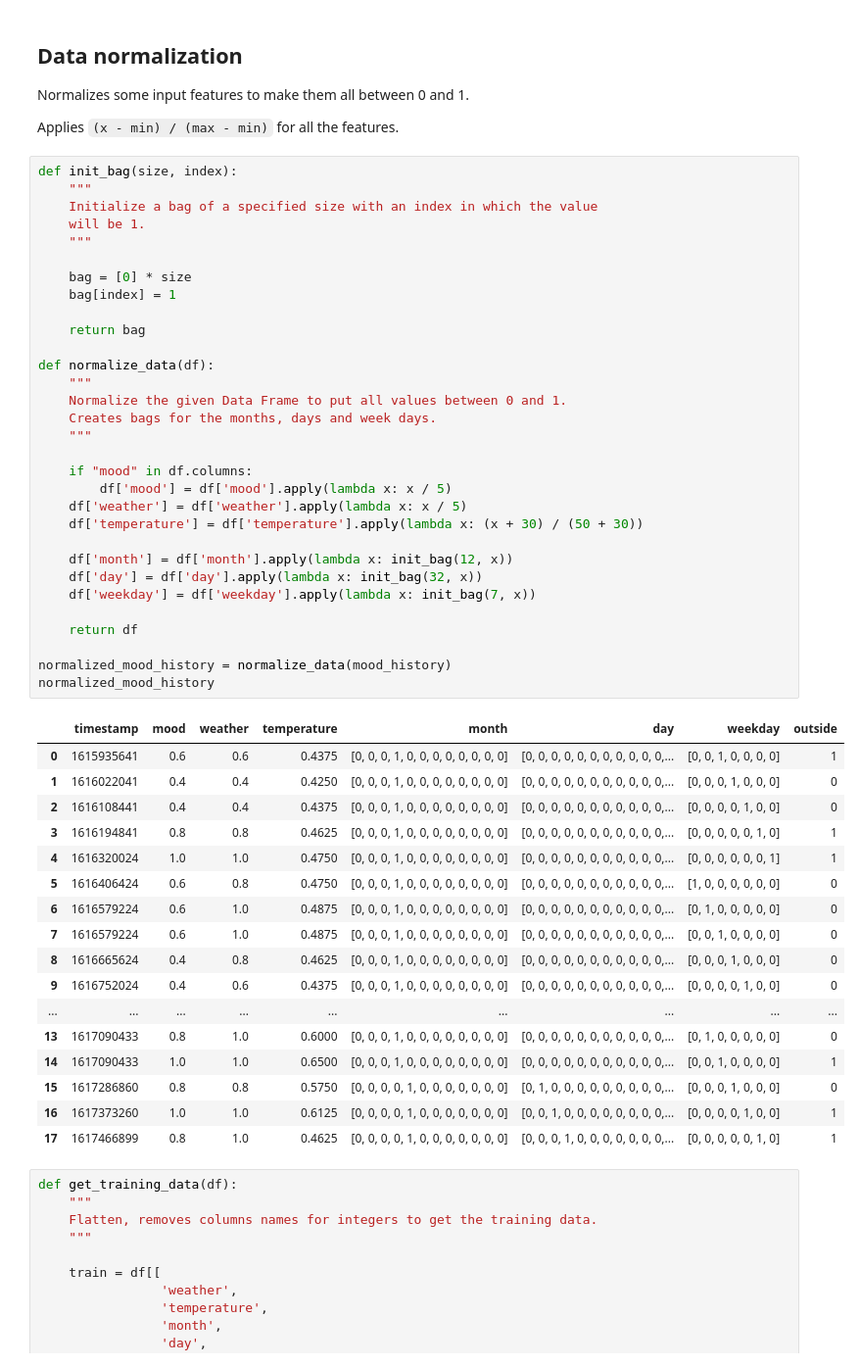
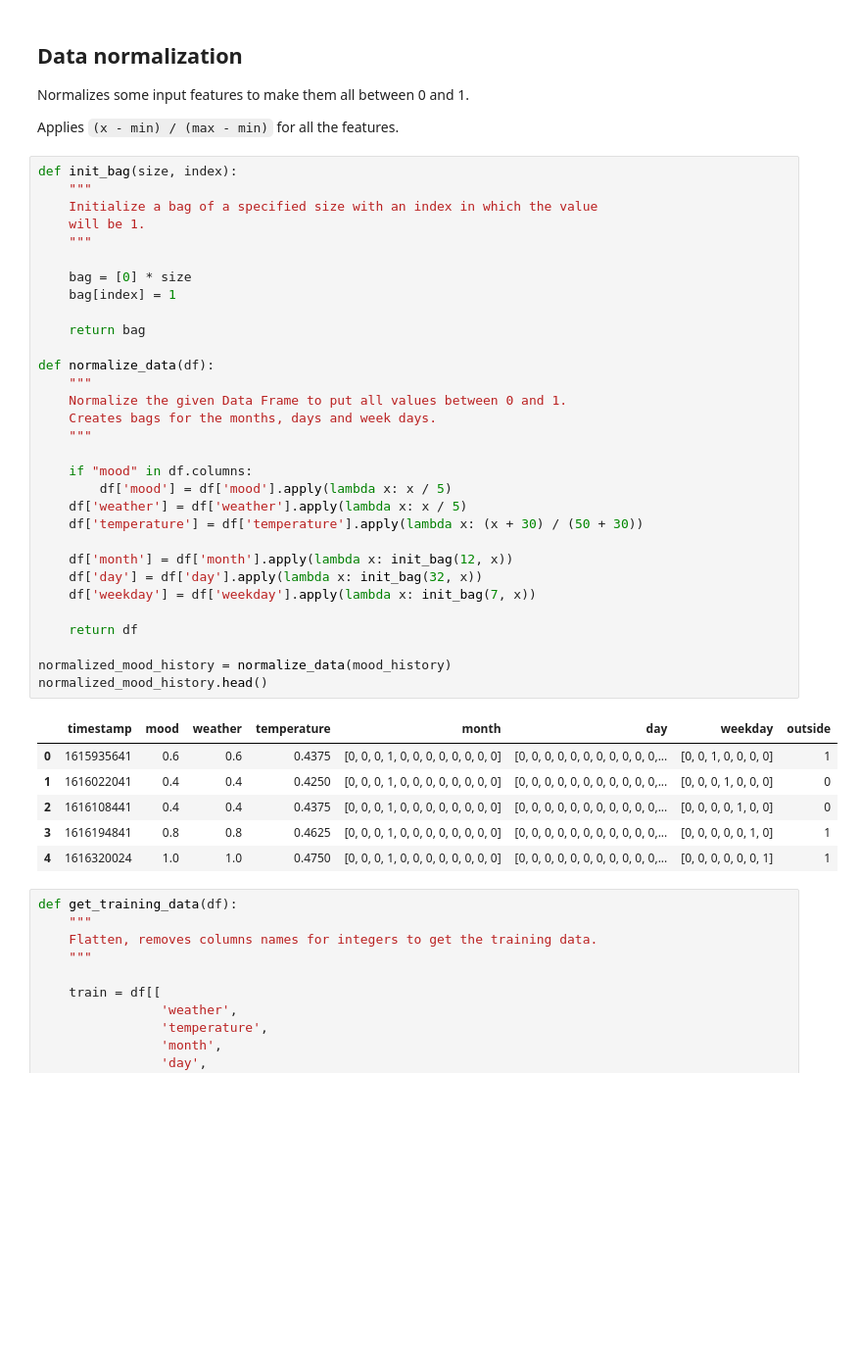
Before and after one commit to hugolgst/mood-prediction, a Jupyter notebook: mood-prediction.ipynb, the cells around one changed output. Shown: that part at 98% size. Drawn from its saved outputs; the diff is of its cells as text; blank space fills up the shorter version.

```diff
--- a/mood-prediction.ipynb
+++ b/mood-prediction.ipynb
@@ -75,45 +76,34 @@ def init_bag(size, index):
     bag = [0] * size
     bag[index] = 1
 
     return bag
 
 def normalize_data(df):
     """
     Normalize the given Data Frame to put all values between 0 and 1.
     Creates bags for the months, days and week days.
     """
 
     if "mood" in df.columns:
         df['mood'] = df['mood'].apply(lambda x: x / 5)
     df['weather'] = df['weather'].apply(lambda x: x / 5)
     df['temperature'] = df['temperature'].apply(lambda x: (x + 30) / (50 + 30))
 
     df['month'] = df['month'].apply(lambda x: init_bag(12, x))
     df['day'] = df['day'].apply(lambda x: init_bag(32, x))
     df['weekday'] = df['weekday'].apply(lambda x: init_bag(7, x))
 
     return df
 
 normalized_mood_history = normalize_data(mood_history)
-normalized_mood_history
+normalized_mood_history.head()
 # %% [output]
 |  | timestamp | mood | weather | temperature | month | day | weekday | outside |
 | 0 | 1615935641 | 0.6 | 0.6 | 0.4375 | [0, 0, 0, 1, 0, 0, 0, 0, 0, 0, 0, 0] | [0, 0, 0, 0, 0, 0, 0, 0, 0, 0, 0,... | [0, 0, 1, 0, 0, 0, 0] | 1 |
 | 1 | 1616022041 | 0.4 | 0.4 | 0.4250 | [0, 0, 0, 1, 0, 0, 0, 0, 0, 0, 0, 0] | [0, 0, 0, 0, 0, 0, 0, 0, 0, 0, 0,... | [0, 0, 0, 1, 0, 0, 0] | 0 |
 | 2 | 1616108441 | 0.4 | 0.4 | 0.4375 | [0, 0, 0, 1, 0, 0, 0, 0, 0, 0, 0, 0] | [0, 0, 0, 0, 0, 0, 0, 0, 0, 0, 0,... | [0, 0, 0, 0, 1, 0, 0] | 0 |
 | 3 | 1616194841 | 0.8 | 0.8 | 0.4625 | [0, 0, 0, 1, 0, 0, 0, 0, 0, 0, 0, 0] | [0, 0, 0, 0, 0, 0, 0, 0, 0, 0, 0,... | [0, 0, 0, 0, 0, 1, 0] | 1 |
 | 4 | 1616320024 | 1.0 | 1.0 | 0.4750 | [0, 0, 0, 1, 0, 0, 0, 0, 0, 0, 0, 0] | [0, 0, 0, 0, 0, 0, 0, 0, 0, 0, 0,... | [0, 0, 0, 0, 0, 0, 1] | 1 |
-| 5 | 1616406424 | 0.6 | 0.8 | 0.4750 | [0, 0, 0, 1, 0, 0, 0, 0, 0, 0, 0, 0] | [0, 0, 0, 0, 0, 0, 0, 0, 0, 0, 0,... | [1, 0, 0, 0, 0, 0, 0] | 0 |
-| 6 | 1616579224 | 0.6 | 1.0 | 0.4875 | [0, 0, 0, 1, 0, 0, 0, 0, 0, 0, 0, 0] | [0, 0, 0, 0, 0, 0, 0, 0, 0, 0, 0,... | [0, 1, 0, 0, 0, 0, 0] | 0 |
-| 7 | 1616579224 | 0.6 | 1.0 | 0.4875 | [0, 0, 0, 1, 0, 0, 0, 0, 0, 0, 0, 0] | [0, 0, 0, 0, 0, 0, 0, 0, 0, 0, 0,... | [0, 0, 1, 0, 0, 0, 0] | 0 |
-| 8 | 1616665624 | 0.4 | 0.8 | 0.4625 | [0, 0, 0, 1, 0, 0, 0, 0, 0, 0, 0, 0] | [0, 0, 0, 0, 0, 0, 0, 0, 0, 0, 0,... | [0, 0, 0, 1, 0, 0, 0] | 0 |
-| 9 | 1616752024 | 0.4 | 0.6 | 0.4375 | [0, 0, 0, 1, 0, 0, 0, 0, 0, 0, 0, 0] | [0, 0, 0, 0, 0, 0, 0, 0, 0, 0, 0,... | [0, 0, 0, 0, 1, 0, 0] | 0 |
-| ... | ... | ... | ... | ... | ... | ... | ... | ... |
-| 13 | 1617090433 | 0.8 | 1.0 | 0.6000 | [0, 0, 0, 1, 0, 0, 0, 0, 0, 0, 0, 0] | [0, 0, 0, 0, 0, 0, 0, 0, 0, 0, 0,... | [0, 1, 0, 0, 0, 0, 0] | 0 |
-| 14 | 1617090433 | 1.0 | 1.0 | 0.6500 | [0, 0, 0, 1, 0, 0, 0, 0, 0, 0, 0, 0] | [0, 0, 0, 0, 0, 0, 0, 0, 0, 0, 0,... | [0, 0, 1, 0, 0, 0, 0] | 1 |
-| 15 | 1617286860 | 0.8 | 0.8 | 0.5750 | [0, 0, 0, 0, 1, 0, 0, 0, 0, 0, 0, 0] | [0, 1, 0, 0, 0, 0, 0, 0, 0, 0, 0,... | [0, 0, 0, 1, 0, 0, 0] | 0 |
-| 16 | 1617373260 | 1.0 | 1.0 | 0.6125 | [0, 0, 0, 0, 1, 0, 0, 0, 0, 0, 0, 0] | [0, 0, 1, 0, 0, 0, 0, 0, 0, 0, 0,... | [0, 0, 0, 0, 1, 0, 0] | 1 |
-| 17 | 1617466899 | 0.8 | 1.0 | 0.4625 | [0, 0, 0, 0, 1, 0, 0, 0, 0, 0, 0, 0] | [0, 0, 0, 1, 0, 0, 0, 0, 0, 0, 0,... | [0, 0, 0, 0, 0, 1, 0] | 1 |
 # %%
 def get_training_data(df):
     """
```
Also changed, not shown: parts of 6 cells of this notebook.
